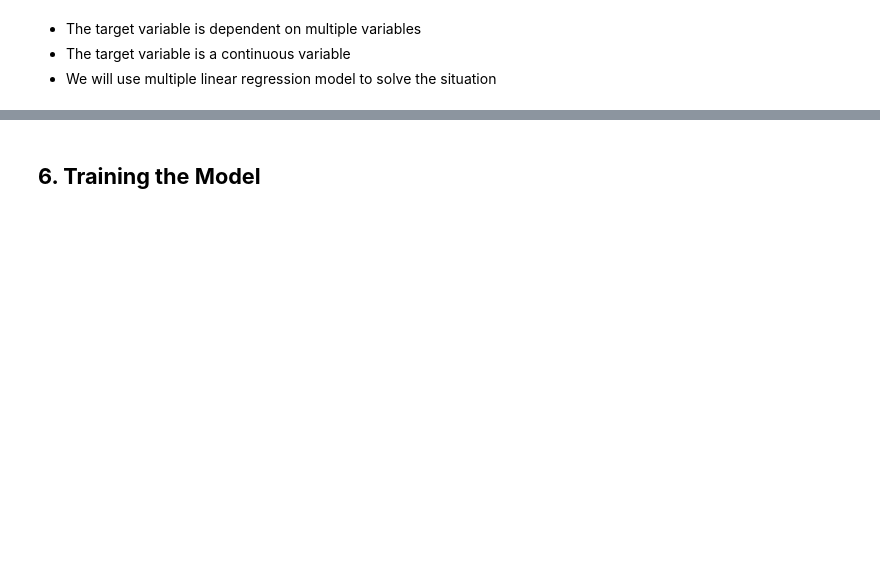
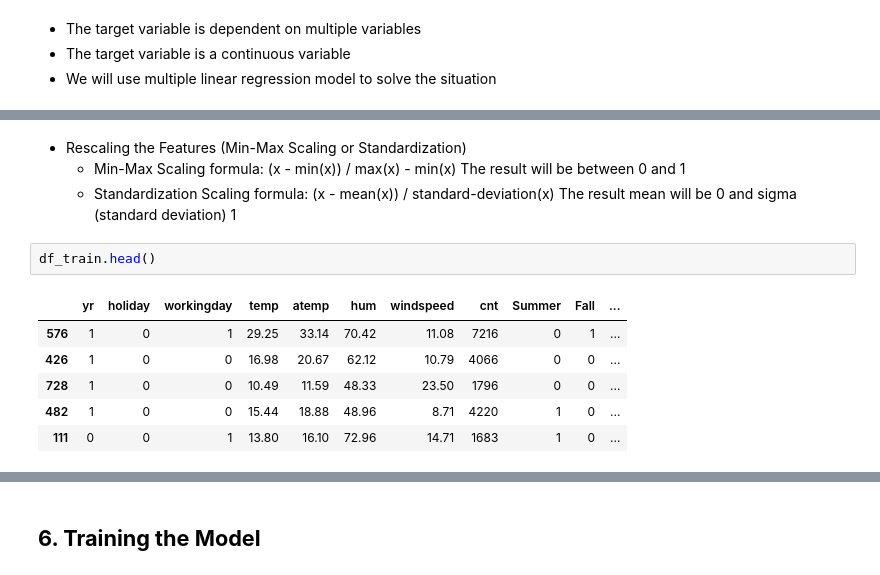
Before and after one commit to uvarajthulasiram/BikeSharingAssignment, a Jupyter notebook: LinearRegression.ipynb, the cells around one changed output, grey strips where cells are left out. Cells and saved outputs as stored; diff of their text form; blank space fills up the shorter version.

```diff
--- a/LinearRegression.ipynb
+++ b/LinearRegression.ipynb
@@ -458,0 +483,13 @@ df_dummy_vars.shape
+# %% [markdown]
+- Rescaling the Features (Min-Max Scaling or Standardization)
+    - Min-Max Scaling formula: (x - min(x)) / max(x) - min(x) The result will be between 0 and 1
+    - Standardization Scaling formula: (x - mean(x)) / standard-deviation(x) The result mean will be 0 and sigma (standard deviation) 1
+# %%
+df_train.head()
+# %% [output]
+|  | yr | holiday | workingday | temp | atemp | hum | windspeed | cnt | Summer | Fall | ... |
+| 576 | 1 | 0 | 1 | 29.25 | 33.14 | 70.42 | 11.08 | 7216 | 0 | 1 | ... |
+| 426 | 1 | 0 | 0 | 16.98 | 20.67 | 62.12 | 10.79 | 4066 | 0 | 0 | ... |
+| 728 | 1 | 0 | 0 | 10.49 | 11.59 | 48.33 | 23.50 | 1796 | 0 | 0 | ... |
+| 482 | 1 | 0 | 0 | 15.44 | 18.88 | 48.96 | 8.71 | 4220 | 1 | 0 | ... |
+| 111 | 0 | 0 | 1 | 13.80 | 16.10 | 72.96 | 14.71 | 1683 | 1 | 0 | ... |
```
Also changed, not shown: parts of 25 cells of this notebook.
